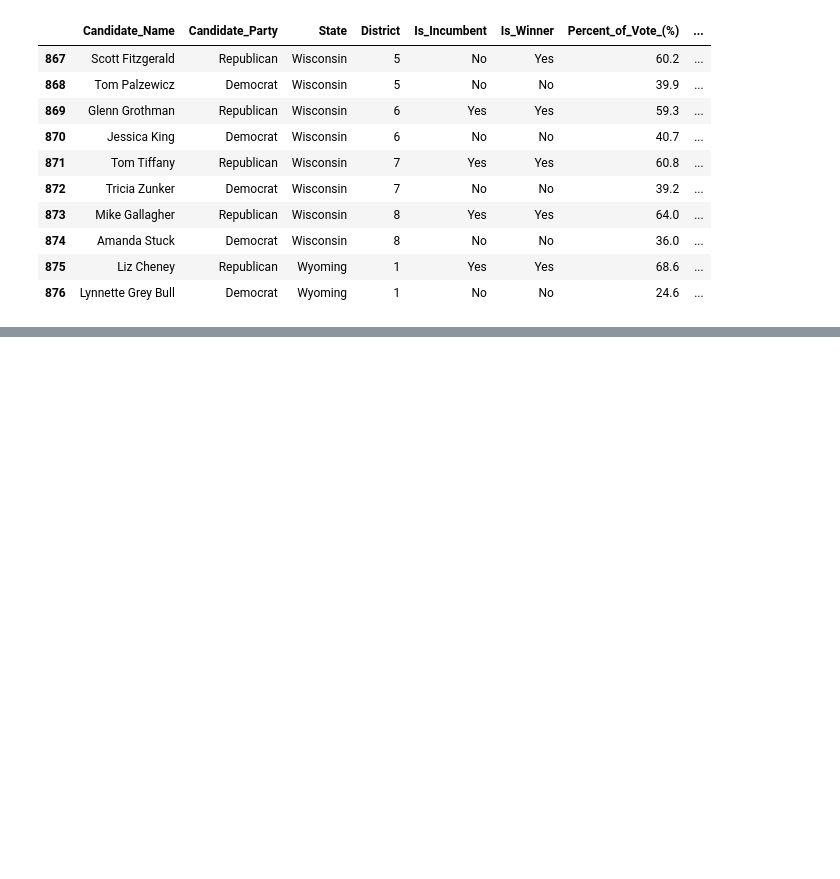
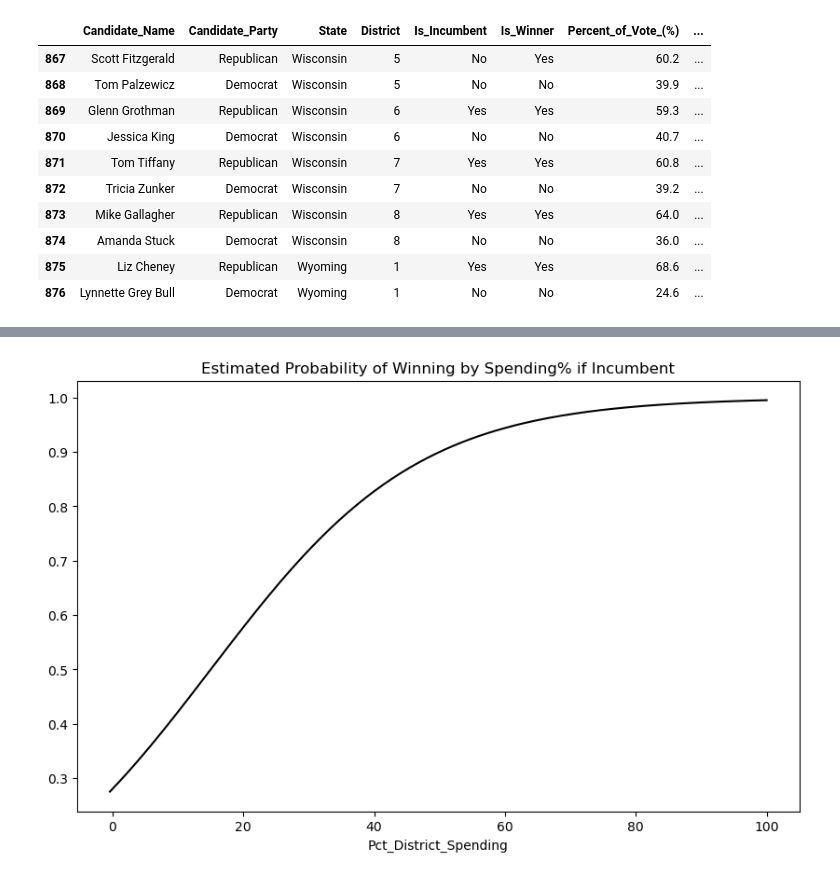
Before and after one commit to ballir27/webscraping-open-secrets-2020-US-House-Elections, a Jupyter notebook: AB-pt2-webscraping-open-secrets.ipynb, the cells around one changed output, grey strips where cells are left out. Cells and saved outputs as stored; diff of their text form; code cells hidden in the pictures; blank space fills up the shorter version.

```diff
--- a/AB-pt2-webscraping-open-secrets.ipynb
+++ b/AB-pt2-webscraping-open-secrets.ipynb
@@ -224,7 +262,7 @@ Pct_District_Spending    -0.0896      0.006    -15.347      0.000      -0.101
 # %%
-pct_spend_incumbent_formula = 'Is_Winner ~ Pct_District_Spending + Is_Incumbent'
-model_win_by_spending = smf.glm(formula = pct_spend_incumbent_formula,
+pct_spend_incumbent_formula = 'Is_Winner_Binary ~ Pct_District_Spending + Is_Incumbent_Binary'
+model_win_by_spending_incumbent = smf.glm(formula = pct_spend_incumbent_formula,
                 data = candidate_info_df_q3,
                 family = sm.families.Binomial()).fit()
-print(model_win_by_spending.summary())
+print(model_win_by_spending_incumbent.summary())
 # %% [output]
@@ -248 +286,20 @@ Pct_District_Spending    -0.0628      0.006    -10.271      0.000      -0.075
 =========================================================================================
+# %%
+fit_pct_spending_yes_inc_df = pd.DataFrame({
+    'Pct_District_Spending': np.linspace(start = candidate_info_df_q3['Pct_District_Spending'].min(),
+                               stop = candidate_info_df_q3['Pct_District_Spending'].max(),
+                               num = 150),
+    'Is_Incumbent_Binary': [1]*150
+})
+
+fit_pct_spending_yes_inc_df['fit'] = model_win_by_spending_incumbent.predict(fit_pct_spending_yes_inc_df)
+
+
+fit_pct_spending_yes_inc_df.plot(x = 'Pct_District_Spending',
+           y= 'fit',
+           legend = False,
+           figsize = (10,6),
+           color = 'black',
+           title = 'Estimated Probability of Winning by Spending% if Incumbent');
+# %% [output]
+[figure, added]
```
Also changed, not shown: parts of 9 cells of this notebook.
